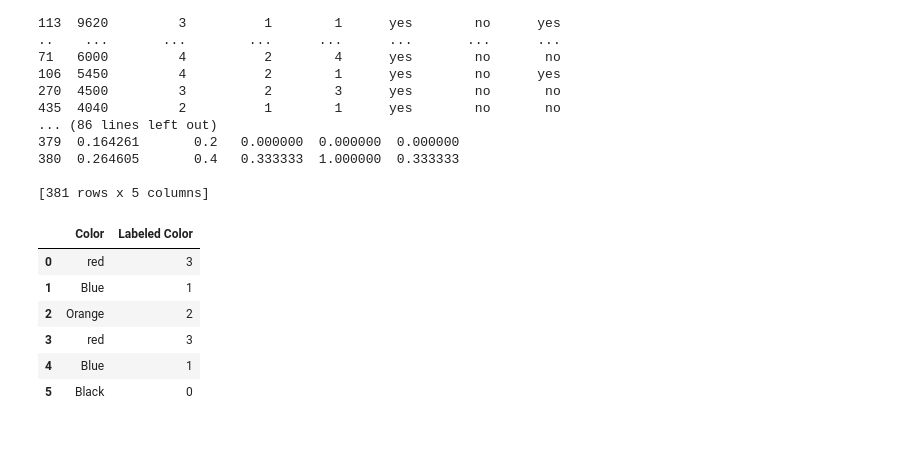
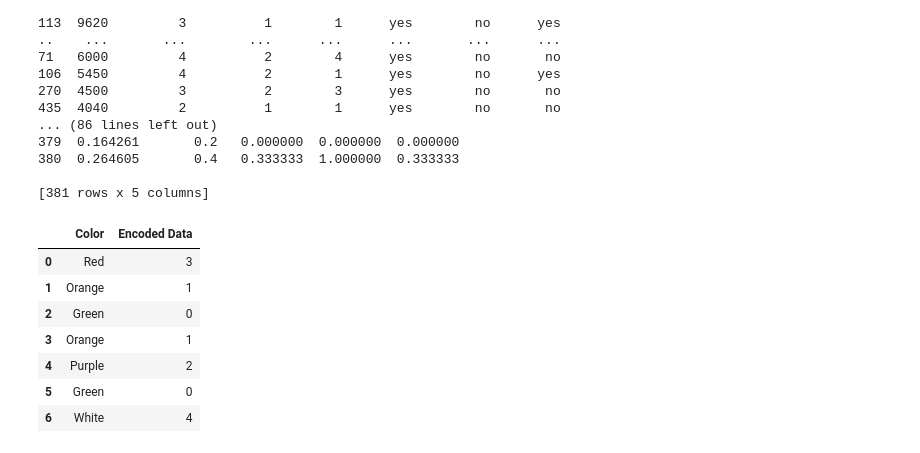
Before and after one commit to Aharv123/Week2-DataScience, a Jupyter notebook: scikit-learn/scikit-learn.ipynb, the cells around one changed output. Drawn from its saved outputs; the diff is of its cells as text; code cells hidden in the pictures.

```diff
--- a/scikit-learn/scikit-learn.ipynb
+++ b/scikit-learn/scikit-learn.ipynb
@@ -609,22 +609,25 @@ Feature Train:
 # %%
 import pandas as pd
 from sklearn.preprocessing import LabelEncoder
 
 data = {
-    "Color": ["red", "Blue", "Orange","red", "Blue", "Black"]
+    "Color":["Red", "Orange", "Green", "Orange", "Purple", "Green", "White"]
 }
 
 df = pd.DataFrame(data)
+df
 
-LE = LabelEncoder()
 
-df["Labeled Color"] = LE.fit_transform(df['Color'])
+encoder = LabelEncoder()
+
+df["Encoded Data"] = encoder.fit_transform(df["Color"])
 df
 # %% [output]
-|  | Color | Labeled Color |
-| 0 | red | 3 |
-| 1 | Blue | 1 |
-| 2 | Orange | 2 |
-| 3 | red | 3 |
-| 4 | Blue | 1 |
-| 5 | Black | 0 |
+|  | Color | Encoded Data |
+| 0 | Red | 3 |
+| 1 | Orange | 1 |
+| 2 | Green | 0 |
+| 3 | Orange | 1 |
+| 4 | Purple | 2 |
+| 5 | Green | 0 |
+| 6 | White | 4 |
```
Also changed, not shown: parts of 1 cell of this notebook.
